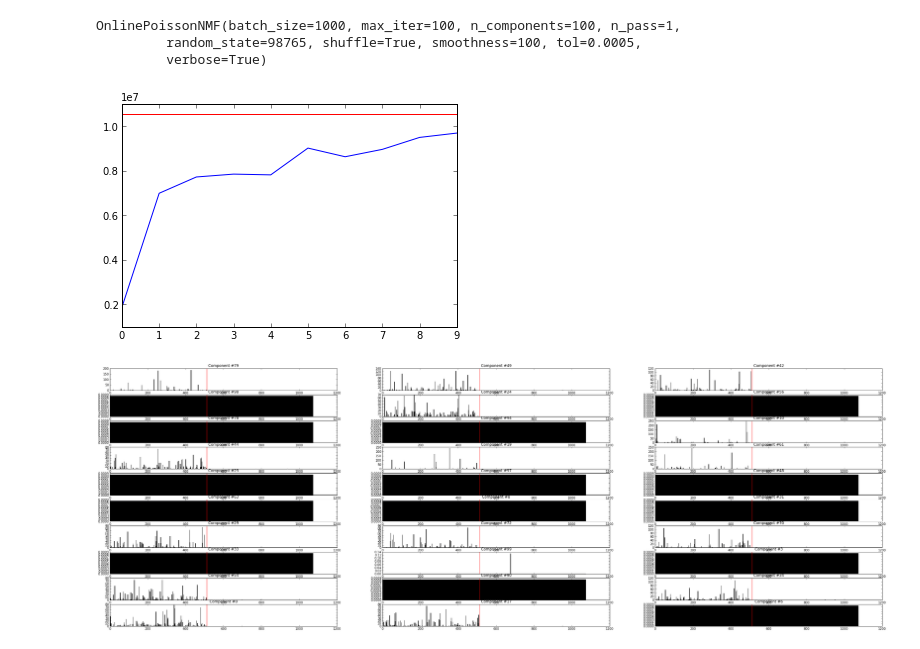
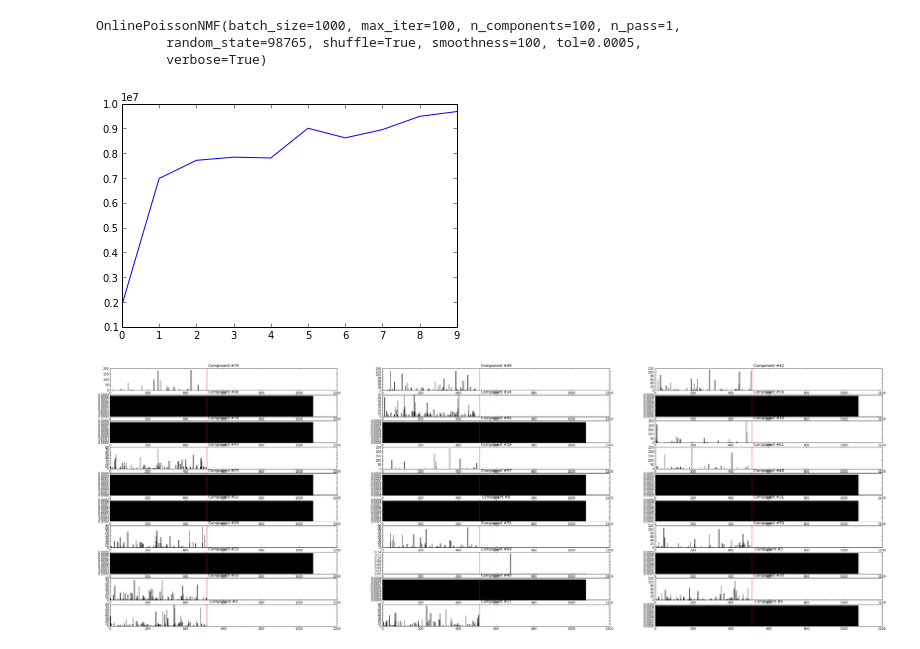
Before and after one commit to dawenl/stochastic_PMF, a Jupyter notebook: code/msd_rec/tagging.ipynb, the cells around one changed output. Cells and saved outputs as stored; diff of their text form; code cells hidden in the pictures.

```diff
--- a/code/msd_rec/tagging.ipynb
+++ b/code/msd_rec/tagging.ipynb
@@ -224,10 +224,9 @@ OnlinePoissonNMF(batch_size=1000, max_iter=100, n_components=100, n_pass=1,
          verbose=True)
 # %%
 plot(online_coder.bound)
-axhline(y=coder._bound(X), color='red')
 pass
 # %% [output]
-[figure, old version]
+[figure, new version]
 # %%
 # randomly plot 30 "topics"
 indices = np.random.choice(n_components, size=30, replace=False)
```
Also changed, not shown: parts of 9 cells of this notebook, 1 other file.
